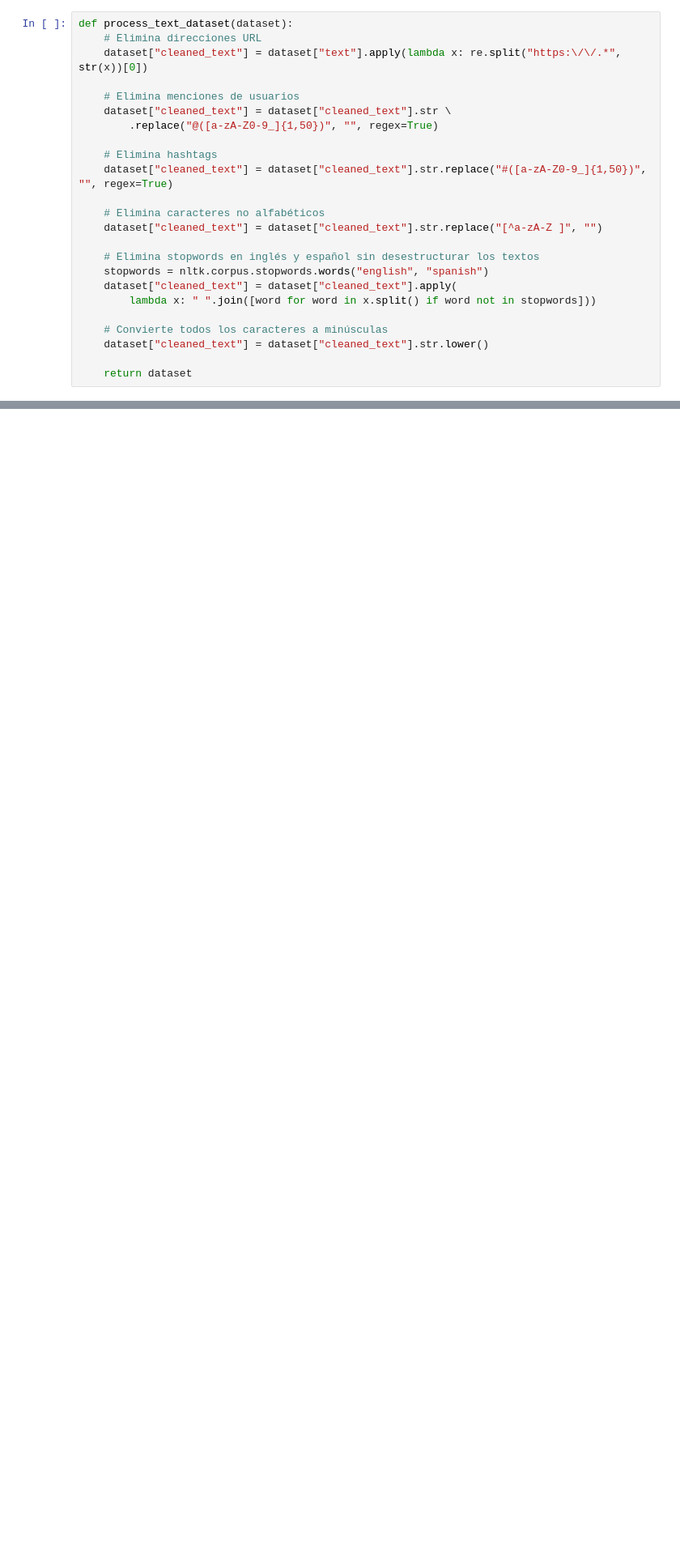
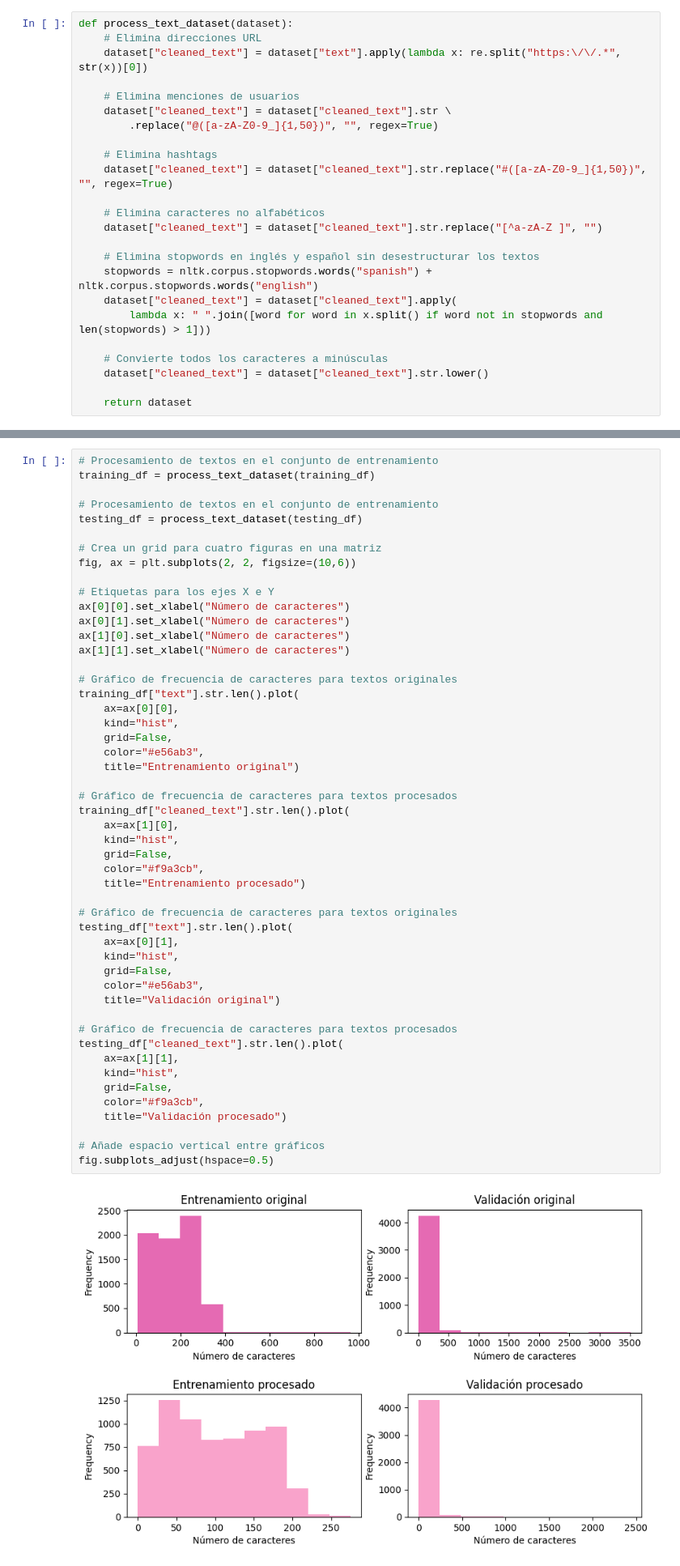
Before and after one commit to lidiasm/DATCOM-TFM, a Jupyter notebook: notebooks/eda.ipynb, the cells around one changed output, grey strips where cells are left out. Shown at 81% size. Cells and saved outputs as stored; diff of their text form; blank space fills up the shorter version.

```diff
--- a/notebooks/eda.ipynb
+++ b/notebooks/eda.ipynb
@@ -254,9 +261,9 @@ def process_text_dataset(dataset):
     dataset["cleaned_text"] = dataset["cleaned_text"].str.replace("[^a-zA-Z ]", "")
 
     # Elimina stopwords en inglés y español sin desestructurar los textos
-    stopwords = nltk.corpus.stopwords.words("english", "spanish")
+    stopwords = nltk.corpus.stopwords.words("spanish") + nltk.corpus.stopwords.words("english")
     dataset["cleaned_text"] = dataset["cleaned_text"].apply(
-        lambda x: " ".join([word for word in x.split() if word not in stopwords]))
+        lambda x: " ".join([word for word in x.split() if word not in stopwords and len(stopwords) > 1]))
 
     # Convierte todos los caracteres a minúsculas
     dataset["cleaned_text"] = dataset["cleaned_text"].str.lower()
@@ -264,0 +282,52 @@ def process_text_dataset(dataset):
+# %%
+# Procesamiento de textos en el conjunto de entrenamiento
+training_df = process_text_dataset(training_df)
+
+# Procesamiento de textos en el conjunto de entrenamiento
+testing_df = process_text_dataset(testing_df)
+
+# Crea un grid para cuatro figuras en una matriz
+fig, ax = plt.subplots(2, 2, figsize=(10,6))
+
+# Etiquetas para los ejes X e Y
+ax[0][0].set_xlabel("Número de caracteres")
+ax[0][1].set_xlabel("Número de caracteres")
+ax[1][0].set_xlabel("Número de caracteres")
+ax[1][1].set_xlabel("Número de caracteres")
+
+# Gráfico de frecuencia de caracteres para textos originales
+training_df["text"].str.len().plot(
+    ax=ax[0][0],
+    kind="hist",
+    grid=False,
+    color="#e56ab3",
+    title="Entrenamiento original")
+
+# Gráfico de frecuencia de caracteres para textos procesados
+training_df["cleaned_text"].str.len().plot(
+    ax=ax[1][0],
+    kind="hist",
+    grid=False,
+    color="#f9a3cb",
+    title="Entrenamiento procesado")
+
+# Gráfico de frecuencia de caracteres para textos originales
+testing_df["text"].str.len().plot(
+    ax=ax[0][1],
+    kind="hist",
+    grid=False,
+    color="#e56ab3",
+    title="Validación original")
+
+# Gráfico de frecuencia de caracteres para textos procesados
+testing_df["cleaned_text"].str.len().plot(
+    ax=ax[1][1],
+    kind="hist",
+    grid=False,
+    color="#f9a3cb",
+    title="Validación procesado")
+
+# Añade espacio vertical entre gráficos
+fig.subplots_adjust(hspace=0.5)
+# %% [output]
+[figure, added]
```
Also changed, not shown: parts of 16 cells of this notebook.
